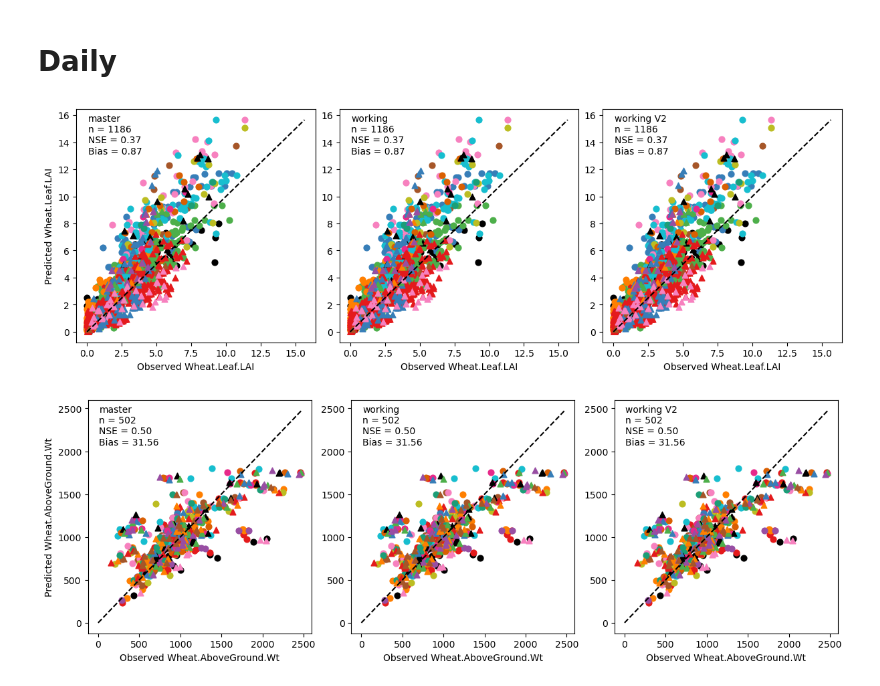
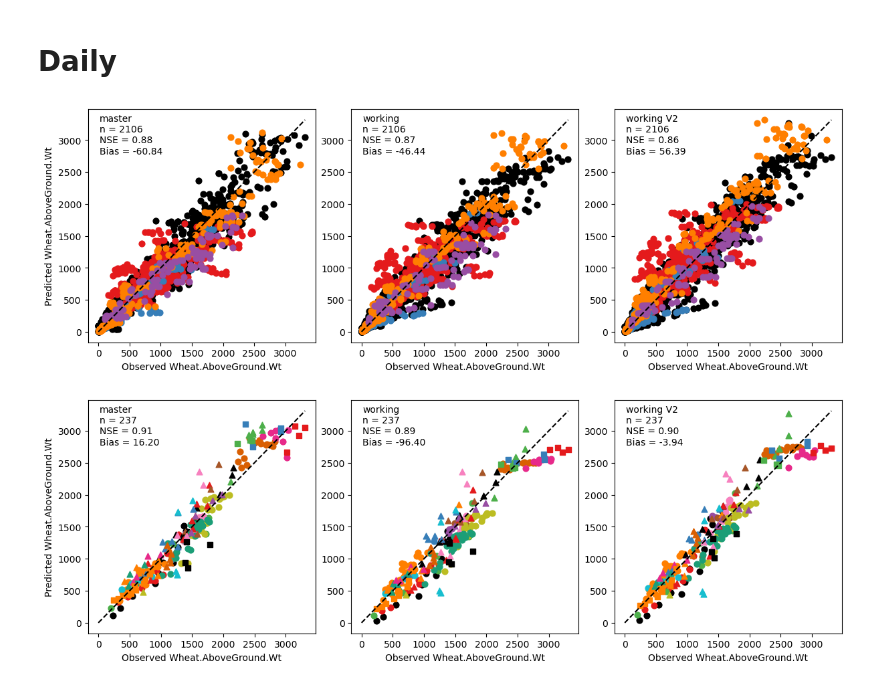
Before and after one commit to HamishBrownPFR/APSIMTools, a Jupyter notebook: Wheat Analysis/TestWheatObsPred.ipynb, the cells around one changed output. Cells and saved outputs as stored; diff of their text form; code cells hidden in the pictures.

```diff
--- a/Wheat Analysis/TestWheatObsPred.ipynb
+++ b/Wheat Analysis/TestWheatObsPred.ipynb
@@ -274,7 +274,7 @@ def load_branch_data(config, apply_fn):
 SIM_FILES = [
     Path(r'C:\GitHubRepos\ApsimX\Tests\Validation\Wheat\Wheat.apsimx'),
     Path(r'C:\GitHubRepos\ApsimX\Tests\Validation\Wheat\LincolnUni.apsimx'),
-    Path(r'C:\GitHubRepos\ApsimX\Tests\Validation\Wheat\FAR\FAR.apsimx'),
+    #Path(r'C:\GitHubRepos\ApsimX\Tests\Validation\Wheat\FAR\FAR.apsimx'),
     Path(r'C:\GitHubRepos\ApsimX\Tests\Validation\Wheat\GxExM\GxExM.apsimx'),
     Path(r'C:\GitHubRepos\ApsimX\Tests\Validation\Wheat\Pask\PaskExperiments.apsimx'),
     Path(r'C:\GitHubRepos\ApsimX\Tests\Validation\Wheat\UoM_WinterVsSpring\Dookie2024.apsimx'),
@@ -291,8 +291,8 @@ SIM_FILES = [
 
 CONFIG = {
     "git_branches":  { "master": "UoM_Wheat", "working": "WheatNeil", "working V2": "WheatHamish"},
-    "run_branches":  ["master", "working", "working V2"],
-    #"run_branches": [],
+    #"run_branches":  ["master", "working", "working V2"],
+    "run_branches": [],
     "sim_files": SIM_FILES,
     "repo_path": Path(r"C:\GitHubRepos\ApsimX"),
     "apsim_exe": r"C:\GitHubRepos\ApsimX\bin\Release\net8.0\Models.exe",
@@ -1485,7 +1485,7 @@ def get_obs_pred_pair(plot_branch, var, mode = '', demark_by = None, filter_dict
         index_vars.append('Clock.Today')
         group_vars = ['Simulation.Name','Clock.Today']
         master_obs = data.obs[index_vars + [var]]
-        branch_pred = data.pred[index_vars + [var]]
+        branch_pred = data.pred.loc[data.pred.branch == plot_branch, index_vars + [var]]
 
     agg_dict = {
         col: 'first'
@@ -1602,12 +1606,13 @@ plot_obs_pred_by_branch("Wheat.Grain.Wt",demark_by='Wheat.SowingData.Cultivar',m
 # %% [markdown]
 # Daily
 # %%
-plot_obs_pred_by_branch("Wheat.Leaf.LAI",demark_by='Wheat.SowingData.Cultivar')
+plot_obs_pred_by_branch("Wheat.AboveGround.Wt",demark_by='ProjectGroup')
 # %% [output]
-[figure, old version]
+[figure, new version]
 # %%
-plot_obs_pred_by_branch("Wheat.AboveGround.Wt",demark_by='Wheat.SowingData.Cultivar',
-                       filter_dict = {'filter_fn':lambda df: df["ProjectGroup"] == "WWHI",
-                                      'filter_vars' : ["ProjectGroup"]})
+plot_obs_pred_by_branch("Wheat.AboveGround.Wt",demark_by='Experiment',
+                       filter_dict = {'filter_fn':lambda df: df["ProjectGroup"] == "TestSet",
+                                      'filter_vars' : ["ProjectGroup"]},
+                       mode='harvest')
 # %% [output]
-[figure, old version]
+[figure, new version]
```
Also changed, not shown: parts of 10 cells of this notebook, 5 other files.
